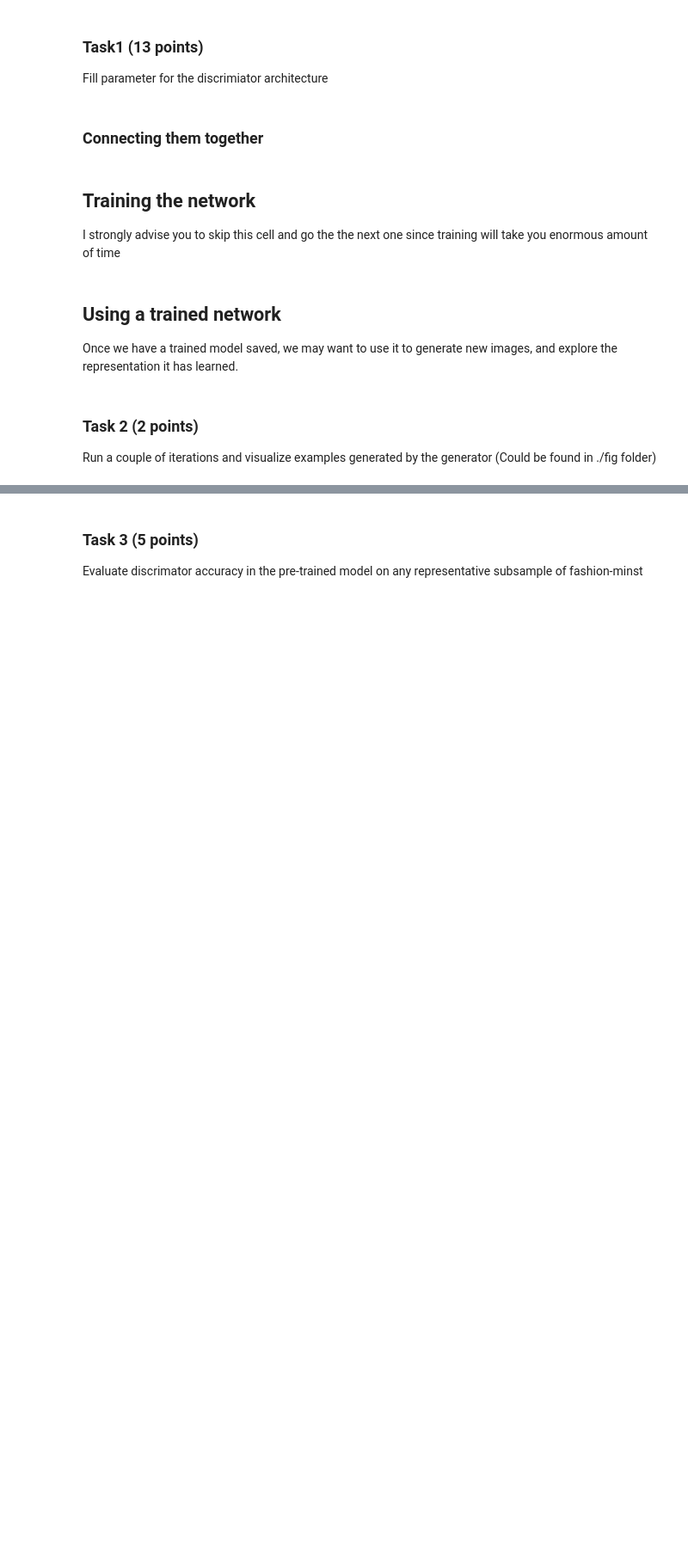
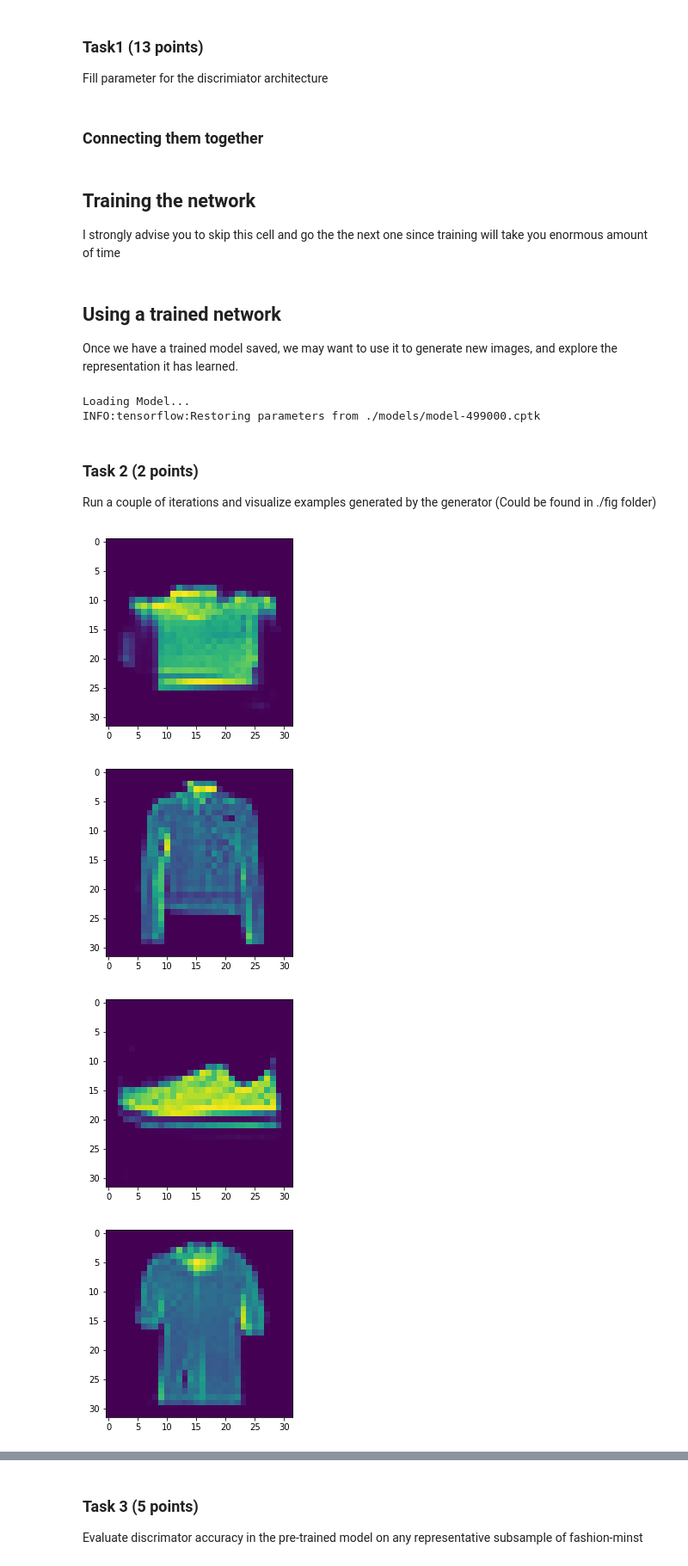
Before and after one commit to iasawseen/au_dl_course, a Jupyter notebook: seminar_11/homework/homework.ipynb, the cells around one changed output, grey strips where cells are left out. Shown at 86% size. Saved outputs shown, nothing was run; the diff lists cells and outputs as text; code cells hidden in the pictures; blank space fills up the shorter version.

```diff
--- a/seminar_11/homework/homework.ipynb
+++ b/seminar_11/homework/homework.ipynb
@@ -175,22 +199,31 @@ Once we have a trained model saved, we may want to use it to generate new images
 # %%
 sample_directory = './figs' #Directory to save sample images from generator in.
 model_directory = './models' #Directory to load trained model from.
-batch_size_sample = 36
+batch_size_sample = 256
+
+gpu_options = tf.GPUOptions(per_process_gpu_memory_fraction=0.33)
+config = tf.ConfigProto(gpu_options=gpu_options)
 
 init = tf.global_variables_initializer()
 saver = tf.train.Saver()
-with tf.Session() as sess:
+
+with tf.Session(config=config) as sess:
     sess.run(init)
     #Reload the model.
     print( 'Loading Model...')
-    ckpt = tf.train.get_checkpoint_state(path)
+    ckpt = tf.train.get_checkpoint_state(model_directory)
     saver.restore(sess,ckpt.model_checkpoint_path)
 
     zs = np.random.uniform(-1.0,1.0,size=[batch_size_sample,z_size]).astype(np.float32) #Generate a random z batch
-    newZ = sess.run(Gz,feed_dict={z_in:z2}) #Use new z to get sample images from generator.
+    newZ = sess.run(Gz,feed_dict={z_in:zs}) #Use new z to get sample images from generator.
+
     if not os.path.exists(sample_directory):
         os.makedirs(sample_directory)
-    save_images(np.reshape(newZ[0:batch_size_sample],[36,32,32]),[6,6],sample_directory+'/fig'+str(i)+'.png')
+    for i in range(batch_size_sample):
+        scipy.misc.imsave(sample_directory+'/fig'+str(i)+'.png', np.reshape(newZ[i, :, :, :],[32, 32]))
+# %% [output]
+Loading Model...
+INFO:tensorflow:Restoring parameters from ./models/model-499000.cptk
 # %% [markdown]
 ### Task 2 (2 points)
 Run a couple of iterations and visualize examples generated by the generator (Could be found in ./fig folder)
@@ -198,0 +230,10 @@ Run a couple of iterations and visualize examples generated by the generator (Co
+# %%
+for i in range(10):
+    image = mpimg.imread('./figs/fig{}.png'.format(i))
+    plt.imshow(image)
+    plt.show()
+# %% [output]
+[figure, added]
+[figure, added]
+[figure, added]
+[figure, added]
```
Also changed, not shown: parts of 8 cells of this notebook.
